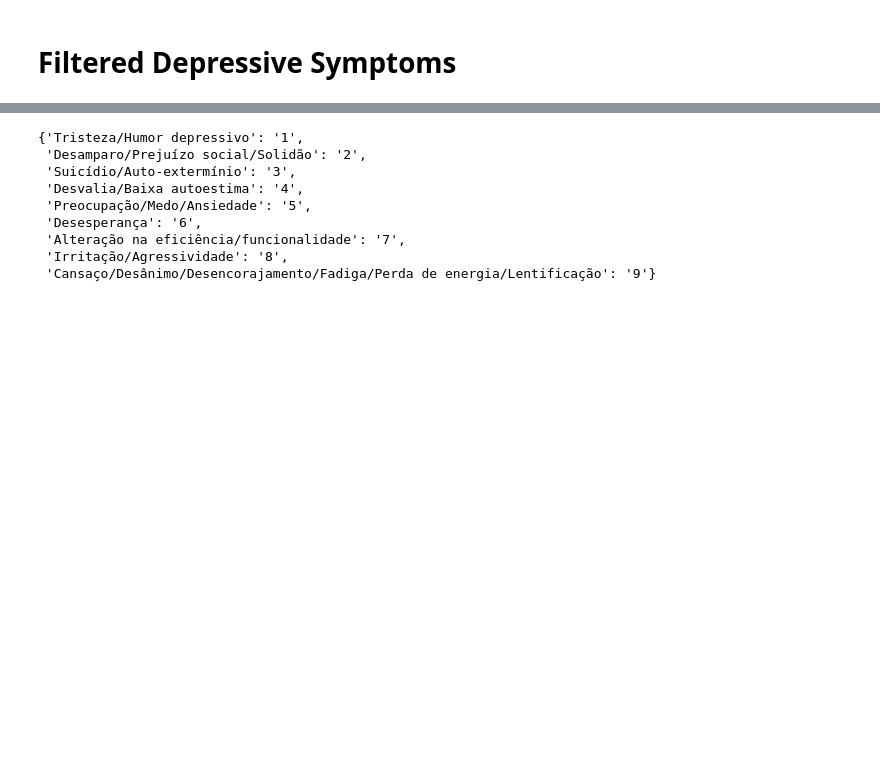
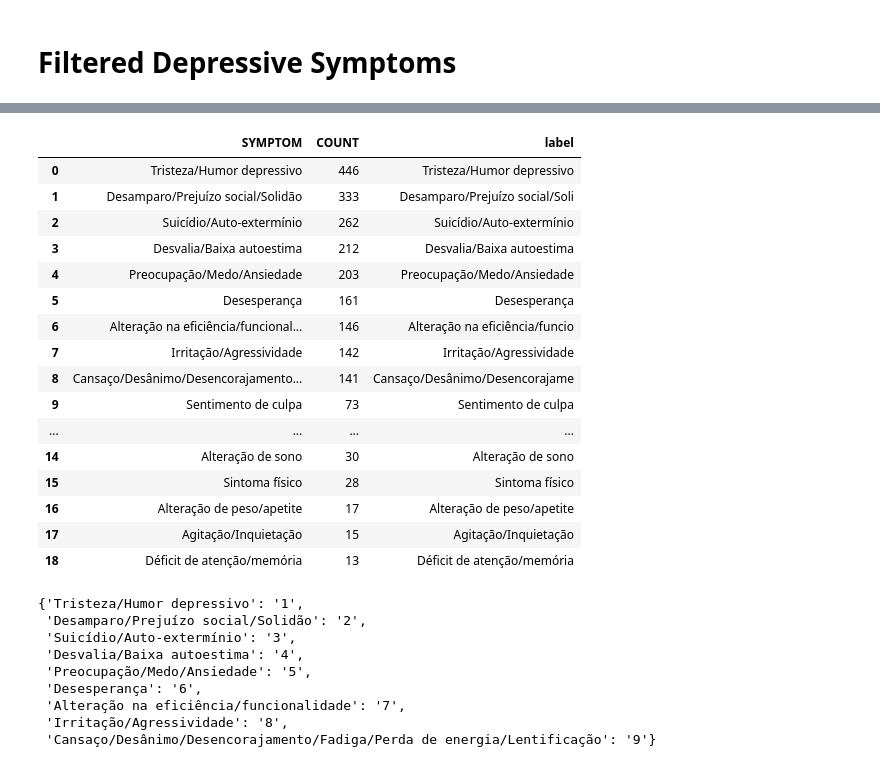
Before and after one commit to leomsfreitas/DepressiveSymptoms, a Jupyter notebook: notebooks/2_preprocessing.ipynb, the cells around one changed output, grey strips where cells are left out. Saved outputs shown, nothing was run; the diff lists cells and outputs as text; code cells hidden in the pictures; blank space fills up the shorter version.

```diff
--- a/notebooks/2_preprocessing.ipynb
+++ b/notebooks/2_preprocessing.ipynb
@@ -40,6 +40,26 @@ plt.show()
 # %%
 valid_symptoms = counts[counts["COUNT"] >= 140]["SYMPTOM"]
 amive = amive[amive["SYMPTOM"].isin(valid_symptoms)]
+# %%
+counts
+# %% [output]
+|  | SYMPTOM | COUNT | label |
+| 0 | Tristeza/Humor depressivo | 446 | Tristeza/Humor depressivo |
+| 1 | Desamparo/Prejuízo social/Solidão | 333 | Desamparo/Prejuízo social/Soli |
+| 2 | Suicídio/Auto-extermínio | 262 | Suicídio/Auto-extermínio |
+| 3 | Desvalia/Baixa autoestima | 212 | Desvalia/Baixa autoestima |
+| 4 | Preocupação/Medo/Ansiedade | 203 | Preocupação/Medo/Ansiedade |
+| 5 | Desesperança | 161 | Desesperança |
+| 6 | Alteração na eficiência/funcional... | 146 | Alteração na eficiência/funcio |
+| 7 | Irritação/Agressividade | 142 | Irritação/Agressividade |
+| 8 | Cansaço/Desânimo/Desencorajamento... | 141 | Cansaço/Desânimo/Desencorajame |
+| 9 | Sentimento de culpa | 73 | Sentimento de culpa |
+| ... | ... | ... | ... |
+| 14 | Alteração de sono | 30 | Alteração de sono |
+| 15 | Sintoma físico | 28 | Sintoma físico |
+| 16 | Alteração de peso/apetite | 17 | Alteração de peso/apetite |
+| 17 | Agitação/Inquietação | 15 | Agitação/Inquietação |
+| 18 | Déficit de atenção/memória | 13 | Déficit de atenção/memória |
 # %%
 {s: str(i + 1) for i, s in enumerate(valid_symptoms)}
 # %% [output]
```
Also changed, not shown: parts of 6 cells of this notebook.
